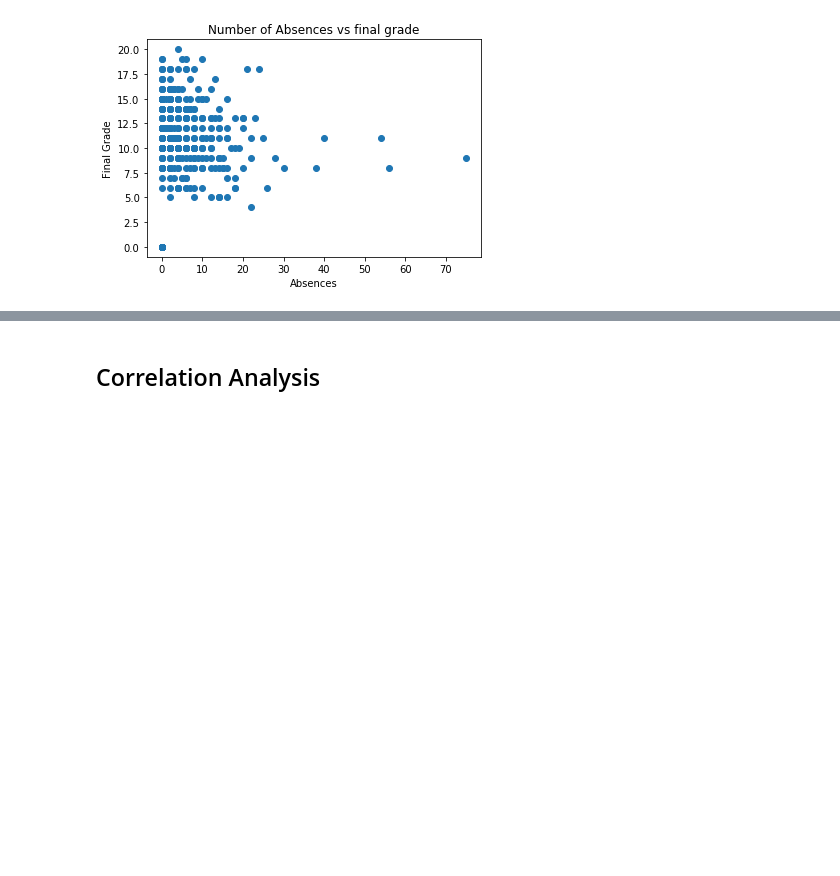
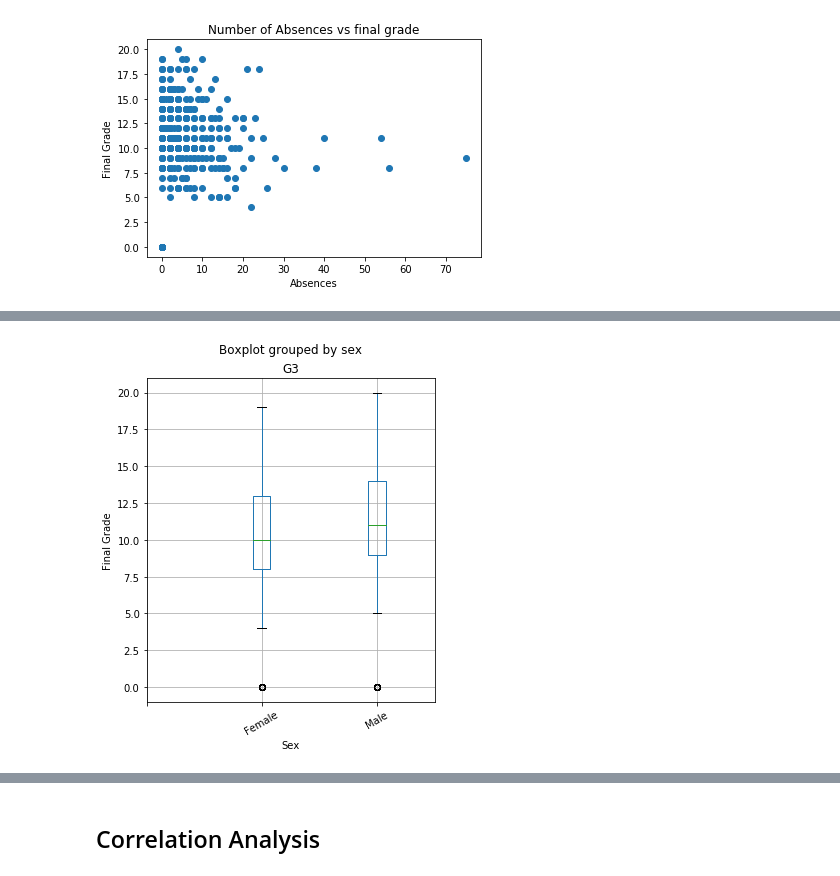
Before and after one commit to Ng-ethe/LearningAnalytics-EducationalDataMining, a Jupyter notebook: LearningAnalytics.ipynb, the cells around one changed output, grey strips where cells are left out. Drawn from its saved outputs; the diff is of its cells as text; code cells hidden in the pictures; blank space fills up the shorter version.

```diff
--- a/LearningAnalytics.ipynb
+++ b/LearningAnalytics.ipynb
@@ -316,0 +391,9 @@ plt.show()
+# %%
+student_mat_df.boxplot('G3','sex',rot = 30,figsize=(5,6))
+plt.xticks(np.arange(3), ('', 'Female', 'Male'))
+plt.xlabel("Sex")
+plt.ylabel('Final Grade')
+
+plt.show()
+# %% [output]
+[figure, added]
```
Also changed, not shown: parts of 46 cells of this notebook.
